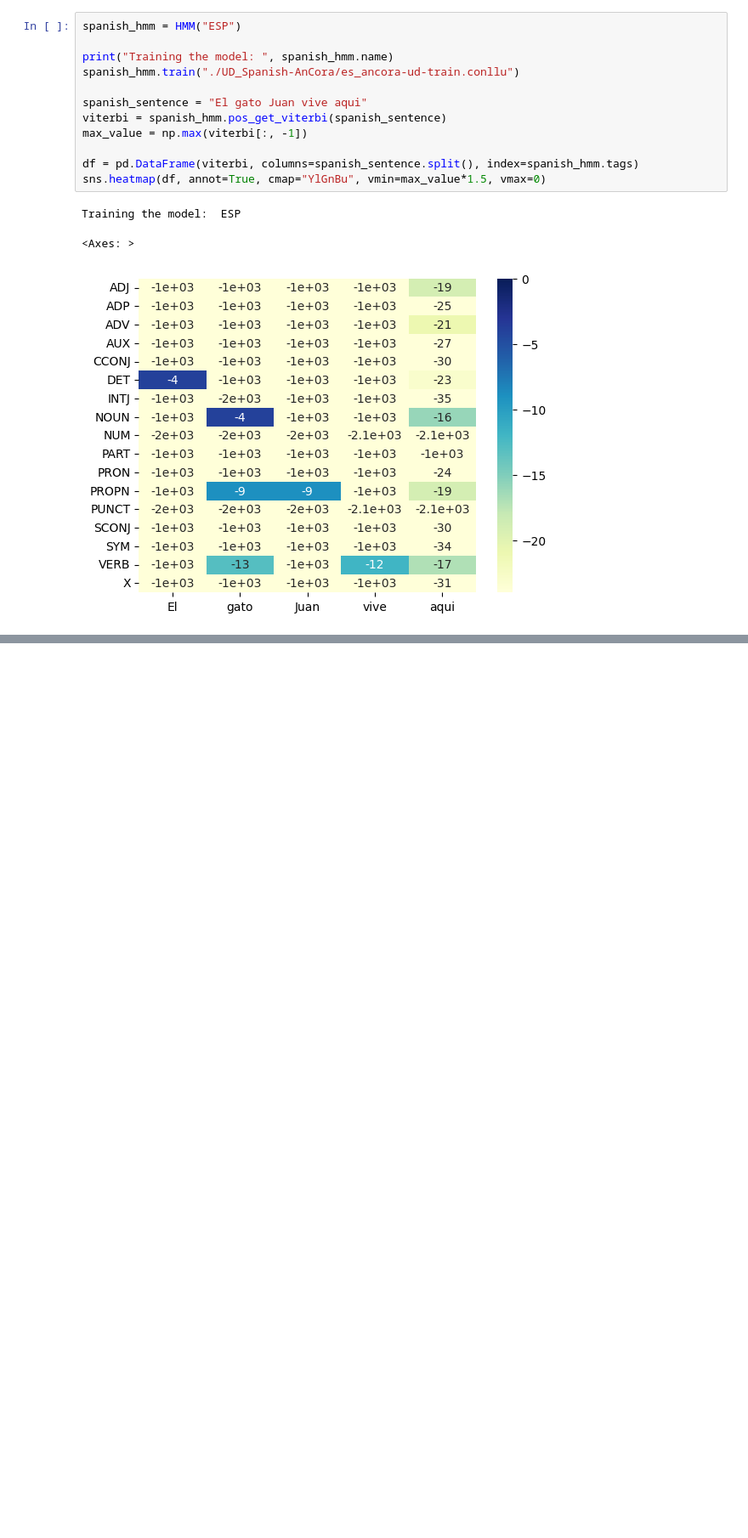
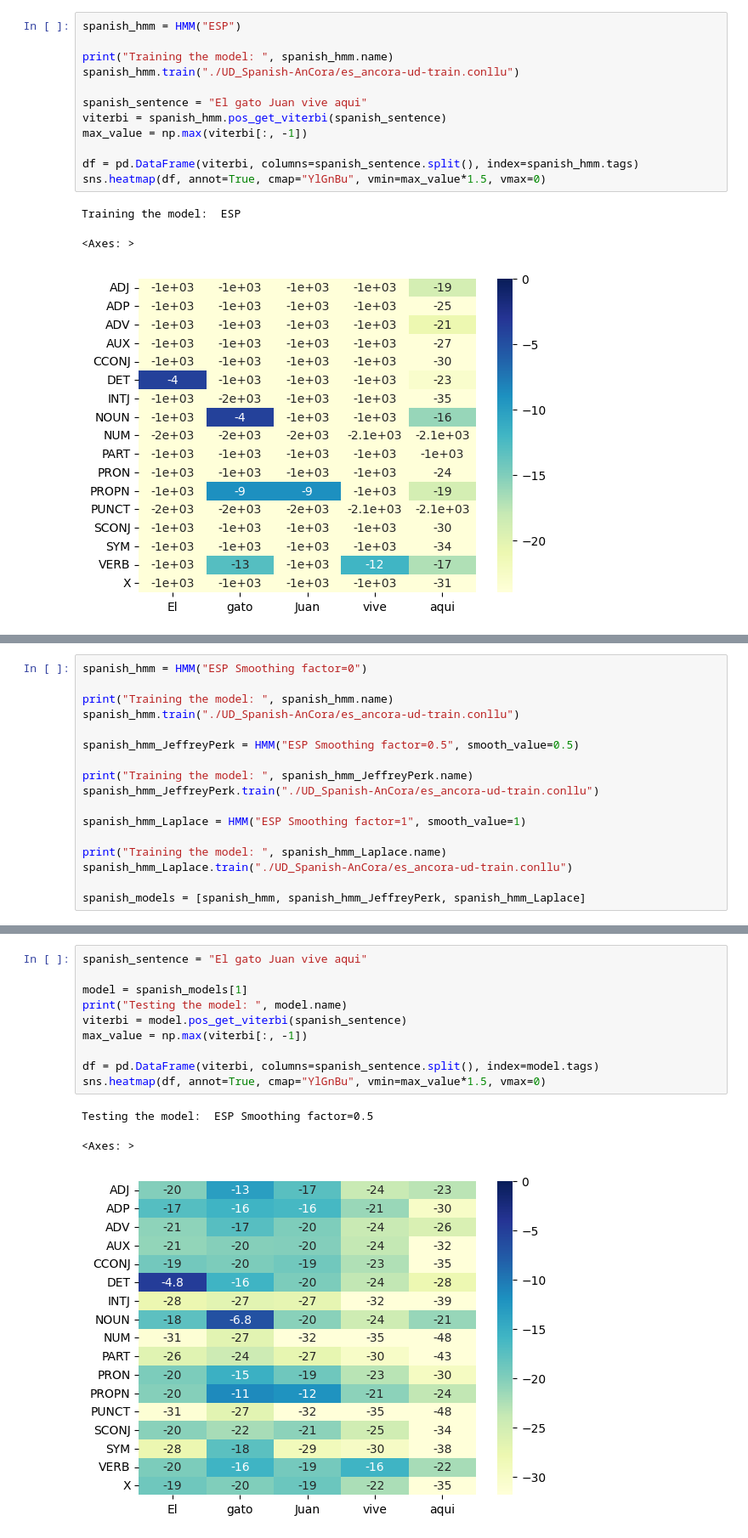
Before and after one commit to ignacioct/SytaxPoSProject, a Jupyter notebook: PoS_tagger.ipynb, the cells around one changed output, grey strips where cells are left out. Shown at 85% size. Cells and saved outputs as stored; diff of their text form; blank space fills up the shorter version.

```diff
--- a/PoS_tagger.ipynb
+++ b/PoS_tagger.ipynb
@@ -119,0 +142,17 @@ Training the model:  ESP
+# %%
+spanish_hmm = HMM("ESP Smoothing factor=0")
+
+print("Training the model: ", spanish_hmm.name)
+spanish_hmm.train("./UD_Spanish-AnCora/es_ancora-ud-train.conllu")
+
+spanish_hmm_JeffreyPerk = HMM("ESP Smoothing factor=0.5", smooth_value=0.5)
+
+print("Training the model: ", spanish_hmm_JeffreyPerk.name)
+spanish_hmm_JeffreyPerk.train("./UD_Spanish-AnCora/es_ancora-ud-train.conllu")
+
+spanish_hmm_Laplace = HMM("ESP Smoothing factor=1", smooth_value=1)
+
+print("Training the model: ", spanish_hmm_Laplace.name)
+spanish_hmm_Laplace.train("./UD_Spanish-AnCora/es_ancora-ud-train.conllu")
+
+spanish_models = [spanish_hmm, spanish_hmm_JeffreyPerk, spanish_hmm_Laplace]
@@ -119,0 +205,14 @@ Training the model:  ESP
+# %%
+spanish_sentence = "El gato Juan vive aqui"
+
+model = spanish_models[1]
+print("Testing the model: ", model.name)
+viterbi = model.pos_get_viterbi(spanish_sentence)
+max_value = np.max(viterbi[:, -1])
+
+df = pd.DataFrame(viterbi, columns=spanish_sentence.split(), index=model.tags)
+sns.heatmap(df, annot=True, cmap="YlGnBu", vmin=max_value*1.5, vmax=0)
+# %% [output]
+Testing the model:  ESP Smoothing factor=0.5
+<Axes: >
+[figure, added]
```
Also changed, not shown: parts of 19 cells of this notebook, 1 other file.
